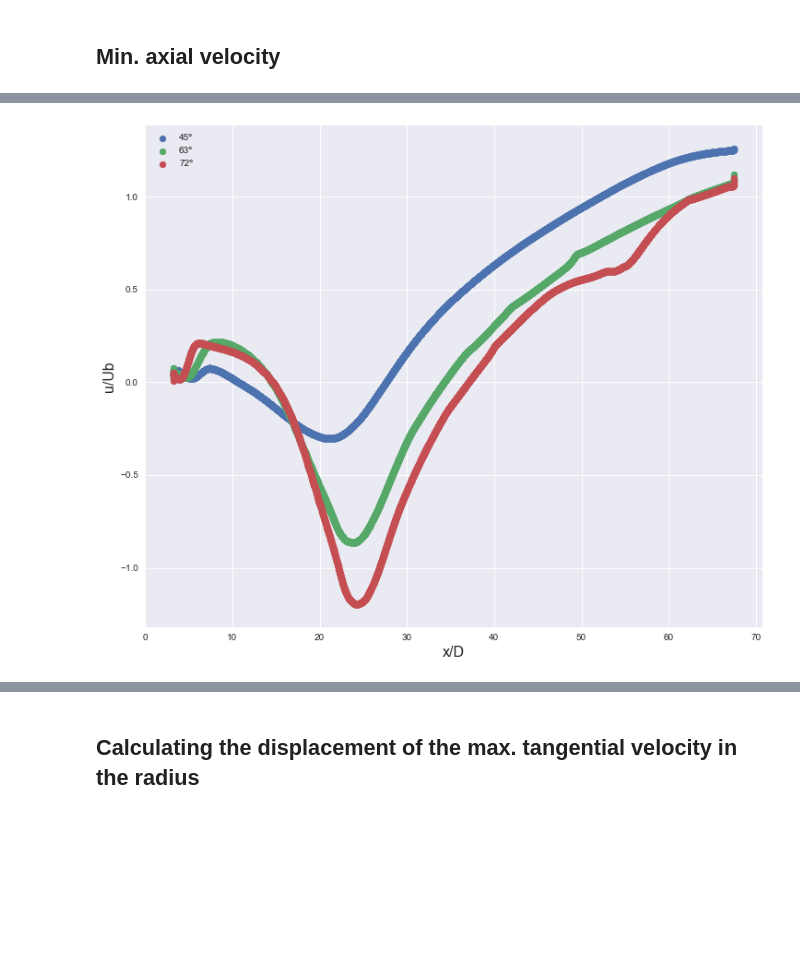
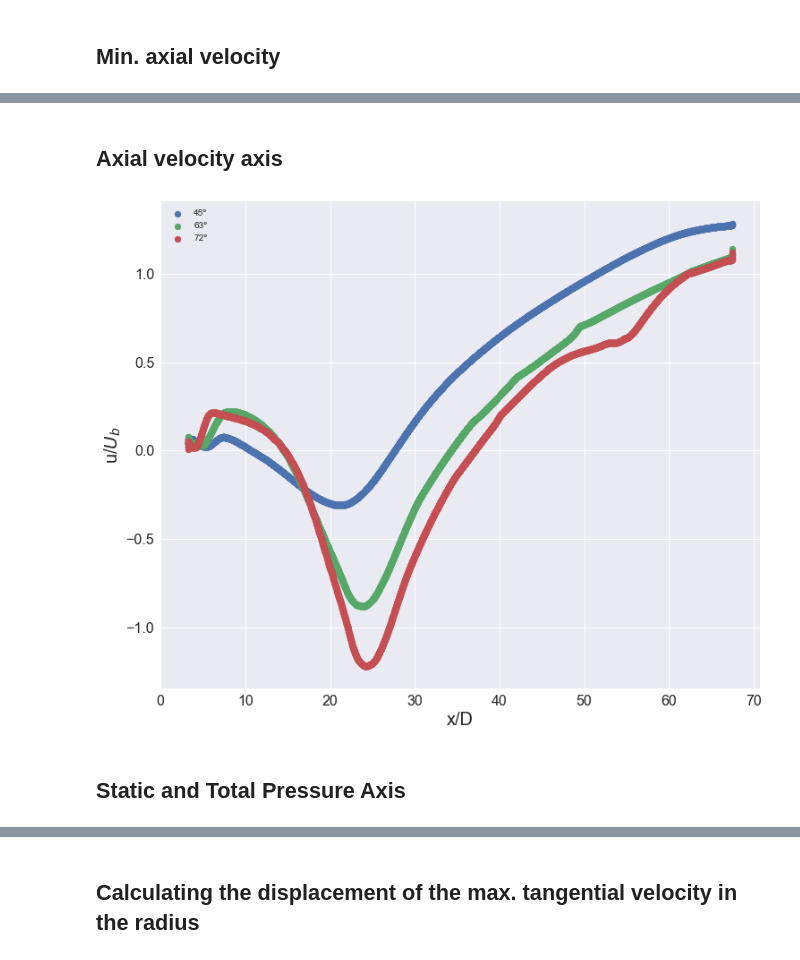
Before and after one commit to rodrigo-cabral-lab/mestrado, a Jupyter notebook: results_tail/analysis_results_swirling_flow_v2.ipynb, the cells around one changed output, grey strips where cells are left out. Cells and saved outputs as stored; diff of their text form; code cells hidden in the pictures; blank space fills up the shorter version.

```diff
--- a/results_tail/analysis_results_swirling_flow_v2.ipynb
+++ b/results_tail/analysis_results_swirling_flow_v2.ipynb
@@ -106,16 +113,23 @@ plt.savefig('graficos_v2/velaxialmin_axis.png')
+# %% [markdown]
+## Axial velocity axis
 # %%
 plt.figure(figsize=(12, 10))
 D=0.05
-Ub=1
+Ub=0.984712482
+
 plt.scatter(df_45['dados_axis']['x_axis'].div(D), df_45['dados_axis']['vel_mean_axial_axis_45g'].div(Ub), label='45º')
 plt.scatter(df_63['dados_axis']['x_axis'].div(D), df_63['dados_axis']['vel_mean_axial_axis_63g'].div(Ub), label='63º')
 plt.scatter(df_72['dados_axis']['x_axis'].div(D), df_72['dados_axis']['vel_mean_axial_axis_72g'].div(Ub), label='72º')
 
-plt.xlabel("x/D", fontdict={'size': 16})
-plt.ylabel("u/Ub", fontdict={'size': 16})
+plt.rcParams['xtick.labelsize'] = 16
+plt.rcParams['ytick.labelsize'] = 16
+plt.xlabel("x/D", fontdict={'size': 20})
+plt.ylabel("u/$U_{b}$", fontdict={'size': 20})
 plt.grid(True)
 plt.legend(loc="best")
 plt.show;
 plt.savefig('graficos_v2/velaxial_axis.png')
 # %% [output]
-[figure, old version]
+[figure, new version]
+# %% [markdown]
+## Static and Total Pressure Axis
```
Also changed, not shown: parts of 29 cells of this notebook, 18 other files.
